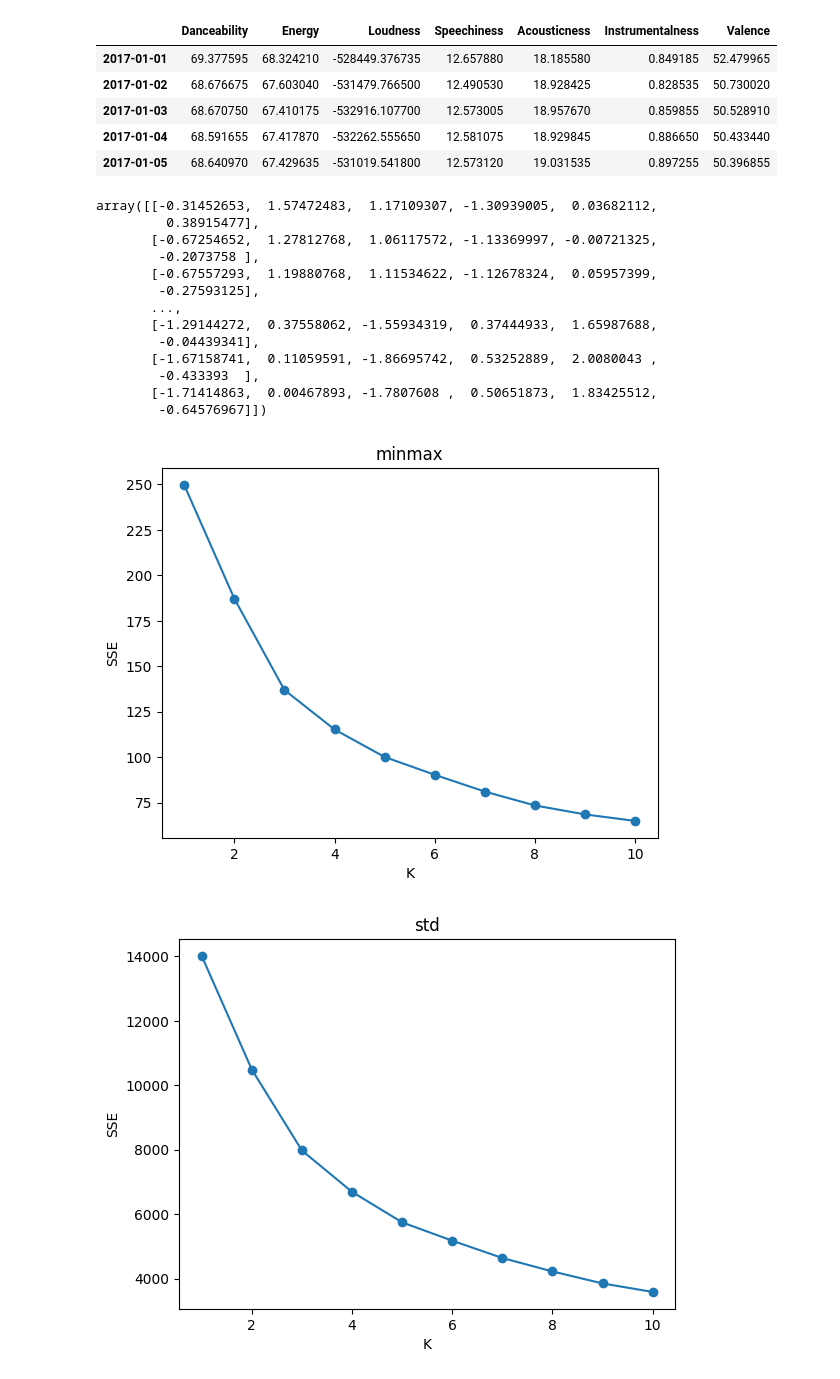
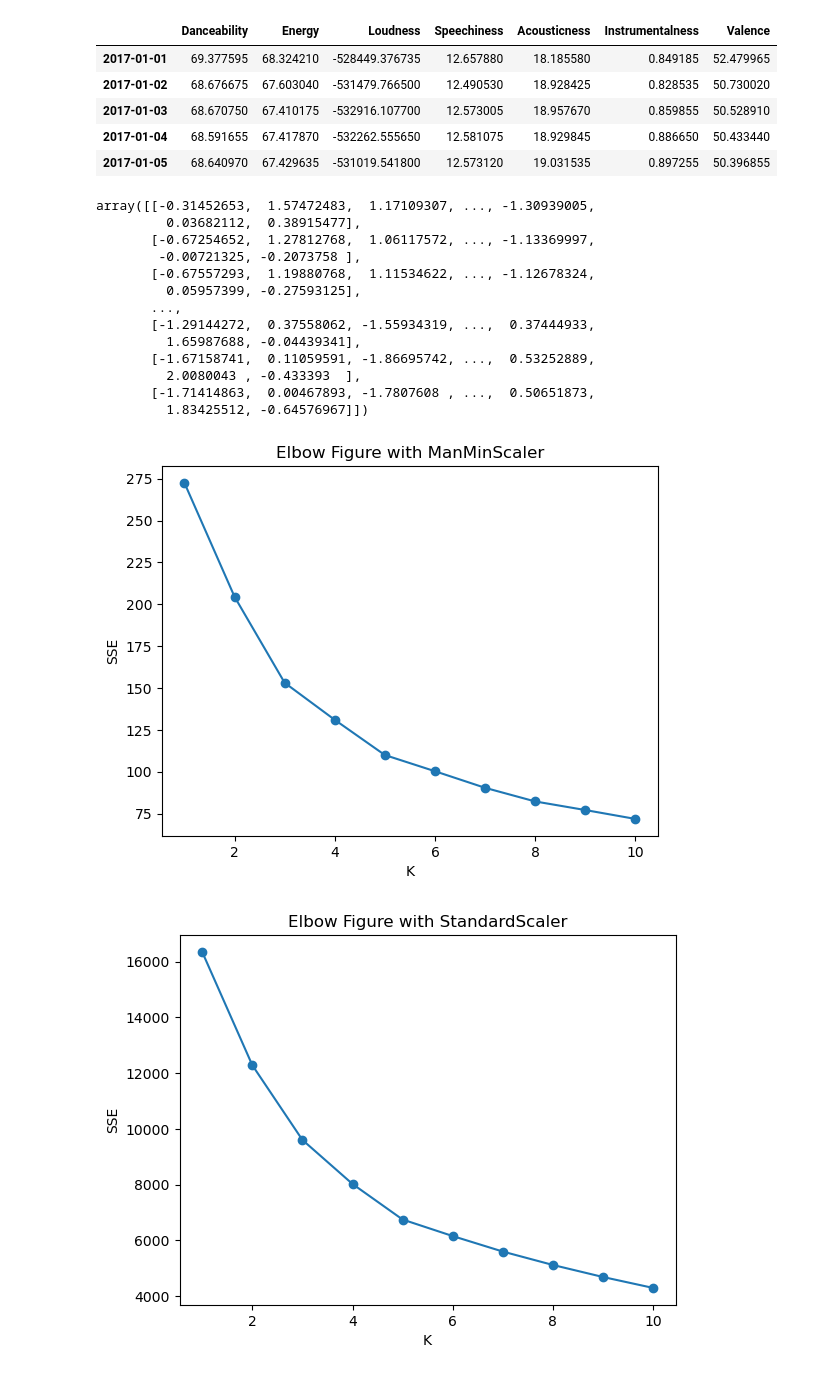
Before and after one commit to Edinburgh-Design-Informatics-2022-23/AML-2023-mini-project, a Jupyter notebook: elbow.ipynb, the cells around one changed output. Drawn from its saved outputs; the diff is of its cells as text; code cells hidden in the pictures.

```diff
--- a/elbow.ipynb
+++ b/elbow.ipynb
@@ -64,45 +64,45 @@ from sklearn.preprocessing import StandardScaler
 minmax_scaler = MinMaxScaler()
 std_scaler = StandardScaler()
 
-df_drop_loudness = df_features_daily.loc[:, ['Danceability', 'Energy', 'Speechiness', 'Acousticness', 'Instrumentalness', 'Valence']]
+df_drop_loudness = df_features_daily.loc[:, ['Danceability', 'Energy', 'Speechiness',  'Loudness', 'Acousticness', 'Instrumentalness', 'Valence']]
 
 df_features_daily_scaled_minmax = minmax_scaler.fit_transform(df_drop_loudness)
 df_features_daily_scaled_std = std_scaler.fit_transform(df_drop_loudness)
 # %%
 df_features_daily_scaled_std
 # %% [output]
-array([[-0.31452653,  1.57472483,  1.17109307, -1.30939005,  0.03682112,
-         0.38915477],
-       [-0.67254652,  1.27812768,  1.06117572, -1.13369997, -0.00721325,
-        -0.2073758 ],
-       [-0.67557293,  1.19880768,  1.11534622, -1.12678324,  0.05957399,
-        -0.27593125],
+array([[-0.31452653,  1.57472483,  1.17109307, ..., -1.30939005,
+         0.03682112,  0.38915477],
+       [-0.67254652,  1.27812768,  1.06117572, ..., -1.13369997,
+        -0.00721325, -0.2073758 ],
+       [-0.67557293,  1.19880768,  1.11534622, ..., -1.12678324,
+         0.05957399, -0.27593125],
        ...,
-       [-1.29144272,  0.37558062, -1.55934319,  0.37444933,  1.65987688,
-        -0.04439341],
-       [-1.67158741,  0.11059591, -1.86695742,  0.53252889,  2.0080043 ,
-        -0.433393  ],
-       [-1.71414863,  0.00467893, -1.7807608 ,  0.50651873,  1.83425512,
-        -0.64576967]])
+       [-1.29144272,  0.37558062, -1.55934319, ...,  0.37444933,
+         1.65987688, -0.04439341],
+       [-1.67158741,  0.11059591, -1.86695742, ...,  0.53252889,
+         2.0080043 , -0.433393  ],
+       [-1.71414863,  0.00467893, -1.7807608 , ...,  0.50651873,
+         1.83425512, -0.64576967]])
 # %%
 from sklearn.cluster import KMeans
 #设置elbow函数，用于计算不同k值对应的SSE
 def elbow(data, plt_name):
     sse = []
     for k in range(1,11):
         kmeans = KMeans(n_clusters=k)
         kmeans.fit(data)
         sse.append(kmeans.inertia_)
     x = range(1,11)
     plt.xlabel('K')
     plt.ylabel('SSE')
     plt.title(plt_name)
     plt.plot(x,sse,'o-')
     plt.show()
 
 #显示两种归一化方法的elbow图
-elbow(df_features_daily_scaled_minmax, plt_name='minmax')
-elbow(df_features_daily_scaled_std, plt_name='std')
+elbow(df_features_daily_scaled_minmax, plt_name='Elbow Figure with ManMinScaler')
+elbow(df_features_daily_scaled_std, plt_name='Elbow Figure with StandardScaler')
 # %% [output]
-[figure, old version]
+[figure, new version]
-[figure, old version]
+[figure, new version]
```
Also changed, not shown: 1 other file.
